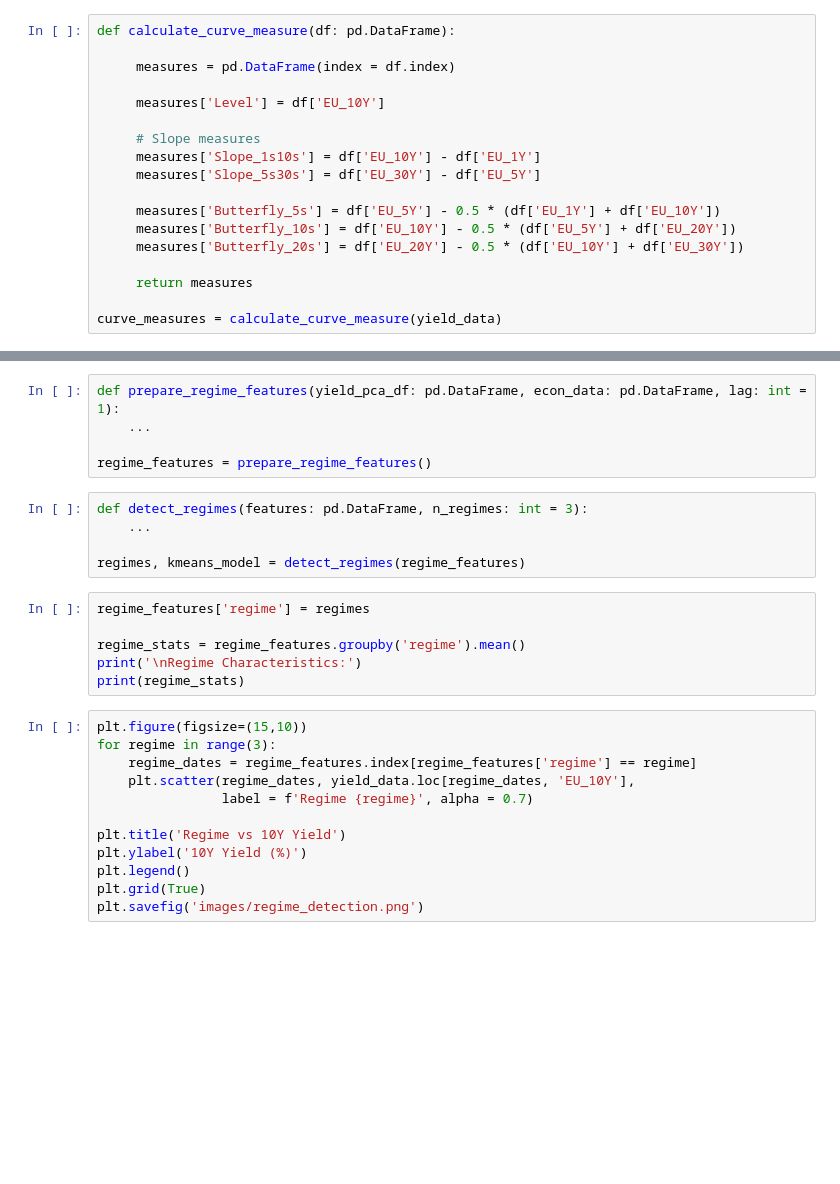
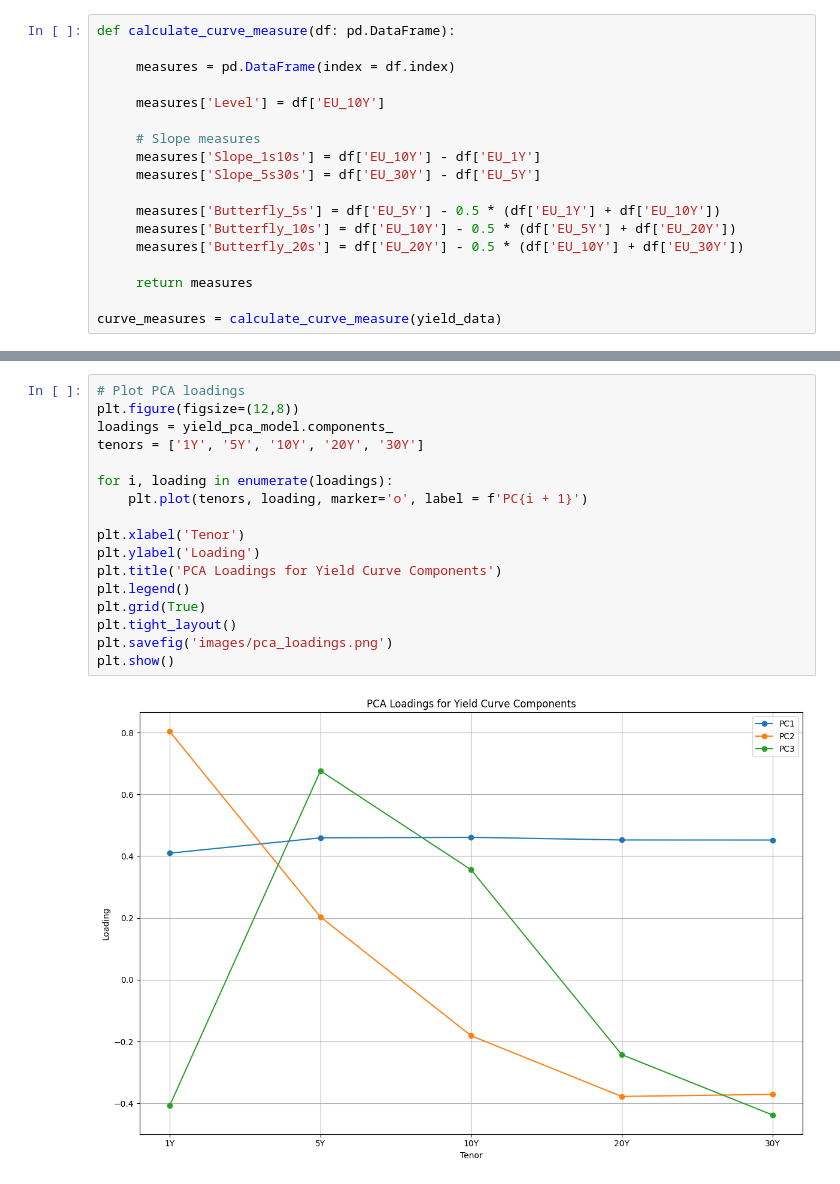
Before and after one commit to LukaLiegis/quant, a Jupyter notebook: yield_curve_arb/main.ipynb, the cells around one changed output, grey strips where cells are left out. Saved outputs shown, nothing was run; the diff lists cells and outputs as text; blank space fills up the shorter version.

```diff
--- a/yield_curve_arb/main.ipynb
+++ b/yield_curve_arb/main.ipynb
@@ -101,28 +146,19 @@ plt.savefig('images/yield_pca_components.png')
-# %%
-def prepare_regime_features(yield_pca_df: pd.DataFrame, econ_data: pd.DataFrame, lag: int = 1):
-    ...
-
-regime_features = prepare_regime_features()
-# %%
-def detect_regimes(features: pd.DataFrame, n_regimes: int = 3):
-    ...
-
-regimes, kmeans_model = detect_regimes(regime_features)
-# %%
-regime_features['regime'] = regimes
-
-regime_stats = regime_features.groupby('regime').mean()
-print('\nRegime Characteristics:')
-print(regime_stats)
-# %%
-plt.figure(figsize=(15,10))
-for regime in range(3):
-    regime_dates = regime_features.index[regime_features['regime'] == regime]
-    plt.scatter(regime_dates, yield_data.loc[regime_dates, 'EU_10Y'],
-                label = f'Regime {regime}', alpha = 0.7)
-
-plt.title('Regime vs 10Y Yield')
-plt.ylabel('10Y Yield (%)')
-plt.legend()
-plt.grid(True)
-plt.savefig('images/regime_detection.png')
+# %%
+# Plot PCA loadings
+plt.figure(figsize=(12,8))
+loadings = yield_pca_model.components_
+tenors = ['1Y', '5Y', '10Y', '20Y', '30Y']
+
+for i, loading in enumerate(loadings):
+    plt.plot(tenors, loading, marker='o', label = f'PC{i + 1}')
+
+plt.xlabel('Tenor')
+plt.ylabel('Loading')
+plt.title('PCA Loadings for Yield Curve Components')
+plt.legend()
+plt.grid(True)
+plt.tight_layout()
+plt.savefig('images/pca_loadings.png')
+plt.show()
+# %% [output]
+[figure, added]
```
Also changed, not shown: parts of 22 cells of this notebook.
